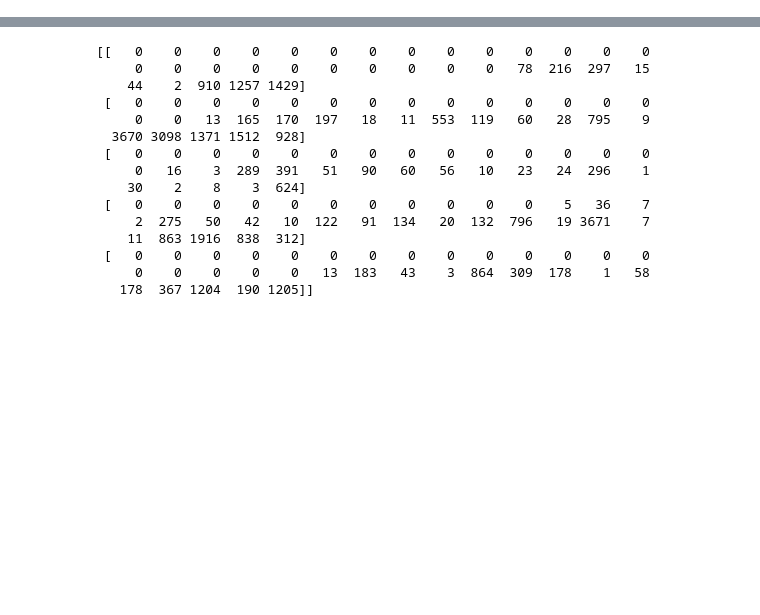
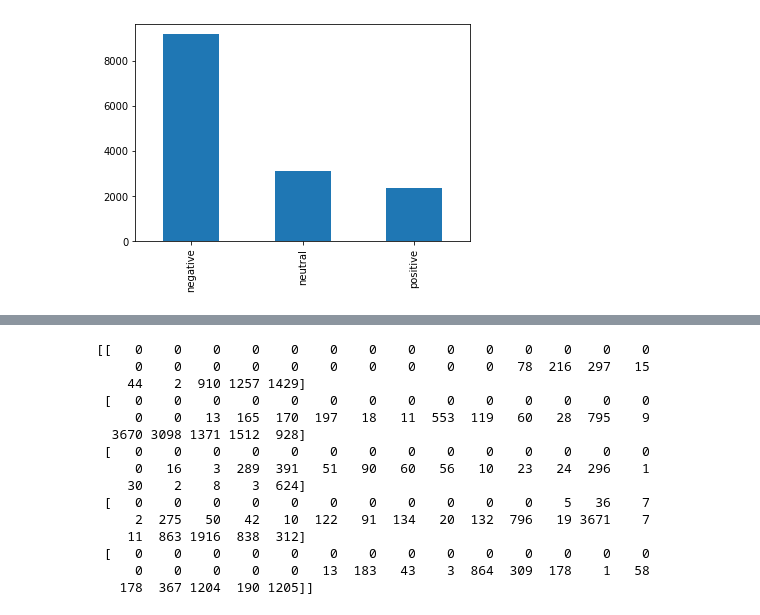
Before and after one commit to nicklamonica/stock-sentiment-analysis, a Jupyter notebook: main.ipynb, the cells around one changed output, grey strips where cells are left out. Saved outputs shown, nothing was run; the diff lists cells and outputs as text; code cells hidden in the pictures; blank space fills up the shorter version.

```diff
--- a/main.ipynb
+++ b/main.ipynb
@@ -39,0 +41,5 @@ df.head(10)
+# %%
+df['airline_sentiment'].value_counts().sort_index().plot.bar()
+plt.savefig("images/single_count.png")
+# %% [output]
+[figure, added]
```
Also changed, not shown: parts of 3 cells of this notebook, 2 other files.
